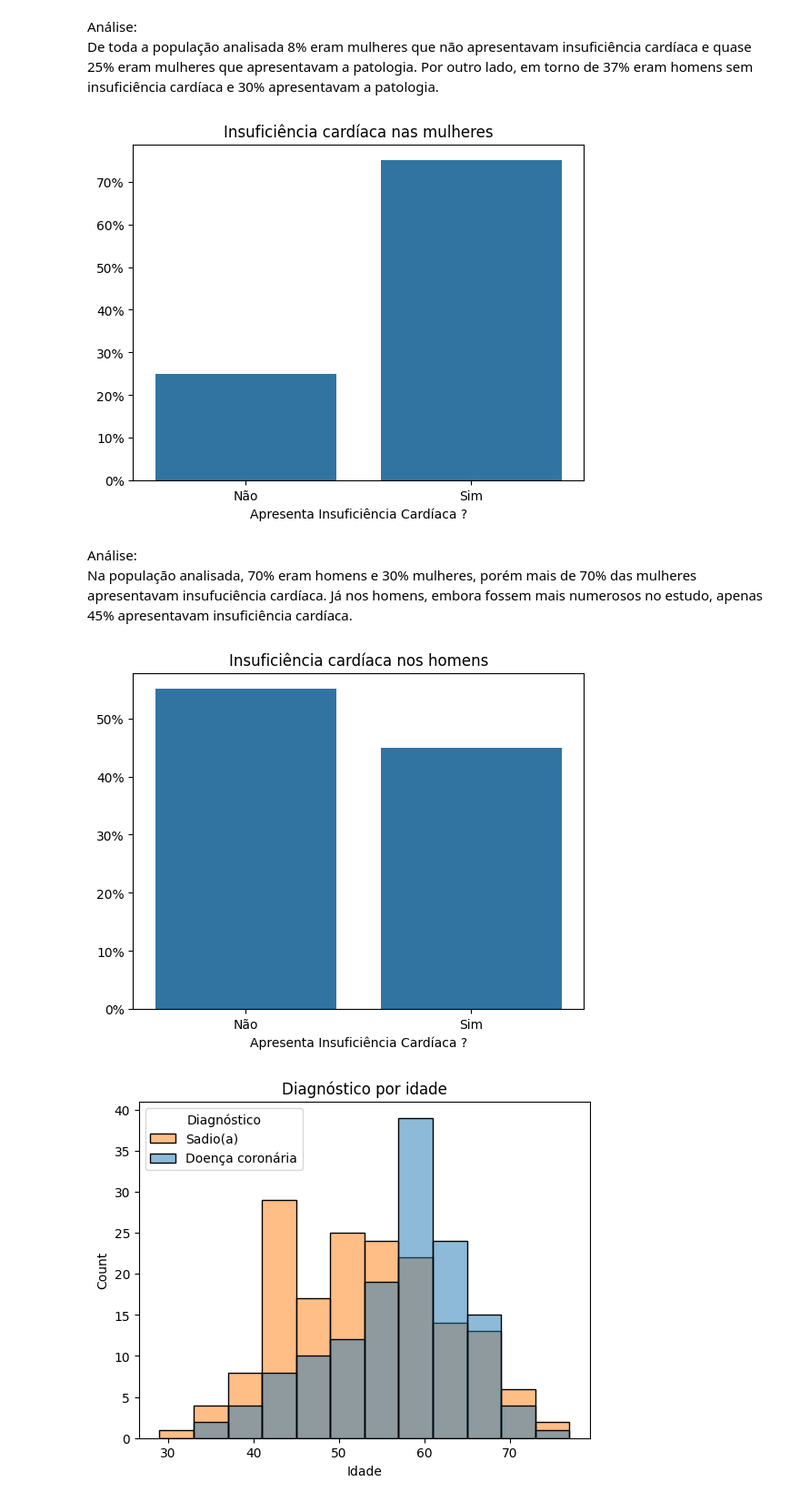
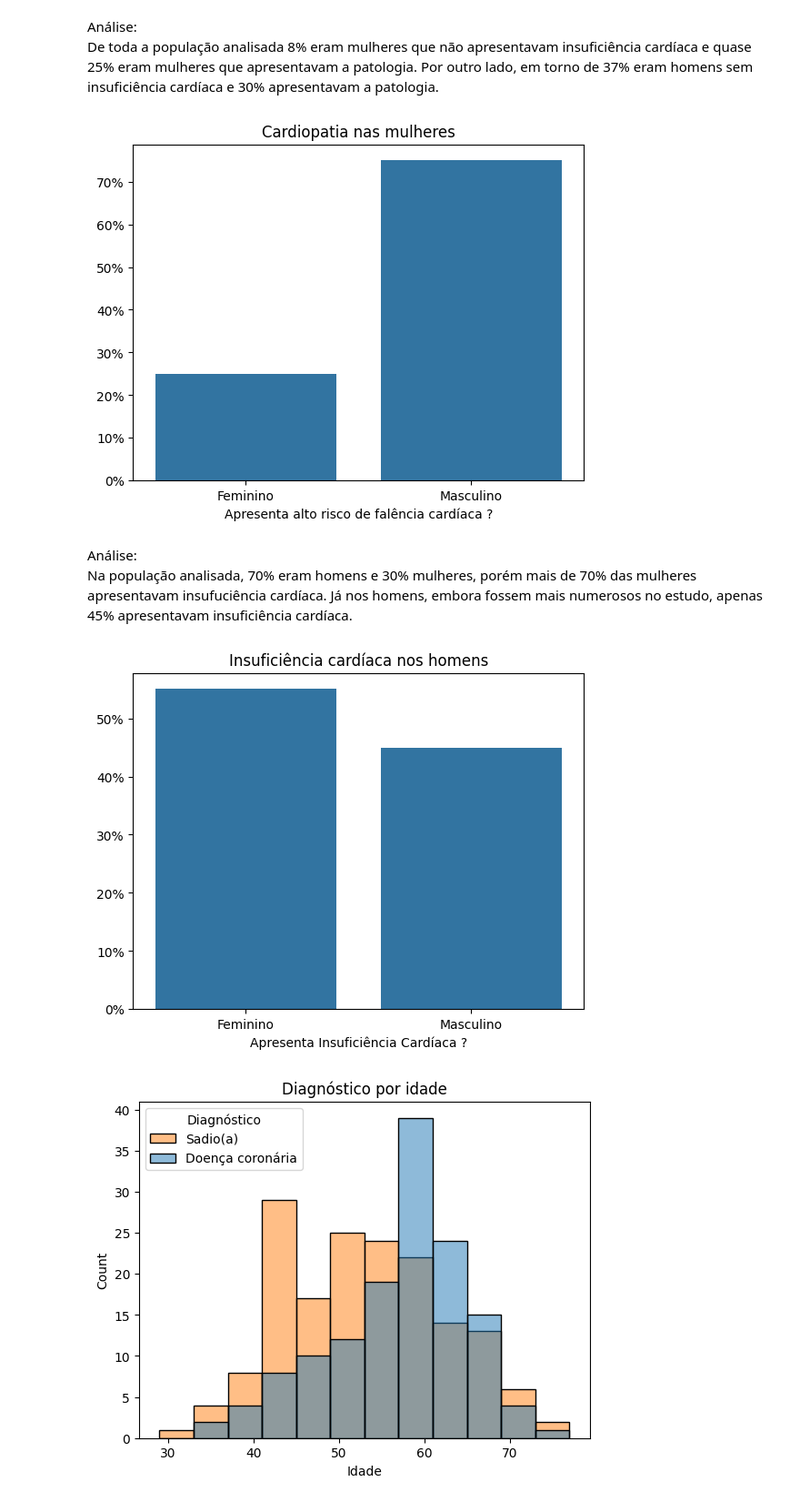
Before and after one commit to andrerizzo/Heart_Failure_Prediction_ML, a Jupyter notebook: Heart_Failure_Prediction_v1.ipynb, the cells around one changed output. Shown: that part at 91% size. Saved outputs shown, nothing was run; the diff lists cells and outputs as text; code cells hidden in the pictures.

```diff
--- a/Heart_Failure_Prediction_v1.ipynb
+++ b/Heart_Failure_Prediction_v1.ipynb
@@ -446,20 +475,20 @@ De toda a população analisada 8% eram mulheres que não apresentavam insufici
 # %%
 df_mulheres = df[df['sex'] == 0]
 
 # Gráfico de barras
-ax = sns.countplot(x=df_mulheres['label'], stat='probability')
+ax = sns.countplot(x=df_mulheres['output'], stat='probability')
 
-plt.title('Insuficiência cardíaca nas mulheres')
-ax.set_xlabel('Apresenta Insuficiência Cardíaca ?')
+plt.title('Cardiopatia nas mulheres')
+ax.set_xlabel('Apresenta alto risco de falência cardíaca ?')
 ax.set_ylabel('')
 # Adicionar labels a cada barra
-labels = ['Não', 'Sim']
+#labels = ['Não', 'Sim']
 ax.set_xticklabels(labels)
 ax.yaxis.set_major_formatter(FuncFormatter(lambda y, _: '{:.0%}'.format(y)))
 # Plotar o gráfico
 plt.show()
 # %% [output]
-[figure, old version]
+[figure, new version]
 # %% [markdown]
 Análise:
 Na população analisada, 70% eram homens e 30% mulheres, porém mais de 70% das mulheres apresentavam insufuciência cardíaca.  Já nos homens, embora fossem mais numerosos no estudo, apenas 45% apresentavam insuficiência cardíaca.
@@ -467,18 +496,18 @@ Na população analisada, 70% eram homens e 30% mulheres, porém mais de 70% das
 df_homens = df[df['sex'] == 1]
 
 # Gráfico de barras
-ax = sns.countplot(x=df_homens['label'], stat='probability')
+ax = sns.countplot(x=df_homens['output'], stat='probability')
 
 plt.title('Insuficiência cardíaca nos homens')
 ax.set_xlabel('Apresenta Insuficiência Cardíaca ?')
 ax.set_ylabel('')
 # Adicionar labels a cada barra
-labels = ['Não', 'Sim']
+#labels = ['Não', 'Sim']
 ax.set_xticklabels(labels)
 ax.yaxis.set_major_formatter(FuncFormatter(lambda y, _: '{:.0%}'.format(y)))
 # Plotar o gráfico
 plt.show()
 # %% [output]
-[figure, old version]
+[figure, new version]
 # %%
 # Gráfico de barras
```
Also changed, not shown: parts of 55 cells of this notebook.
